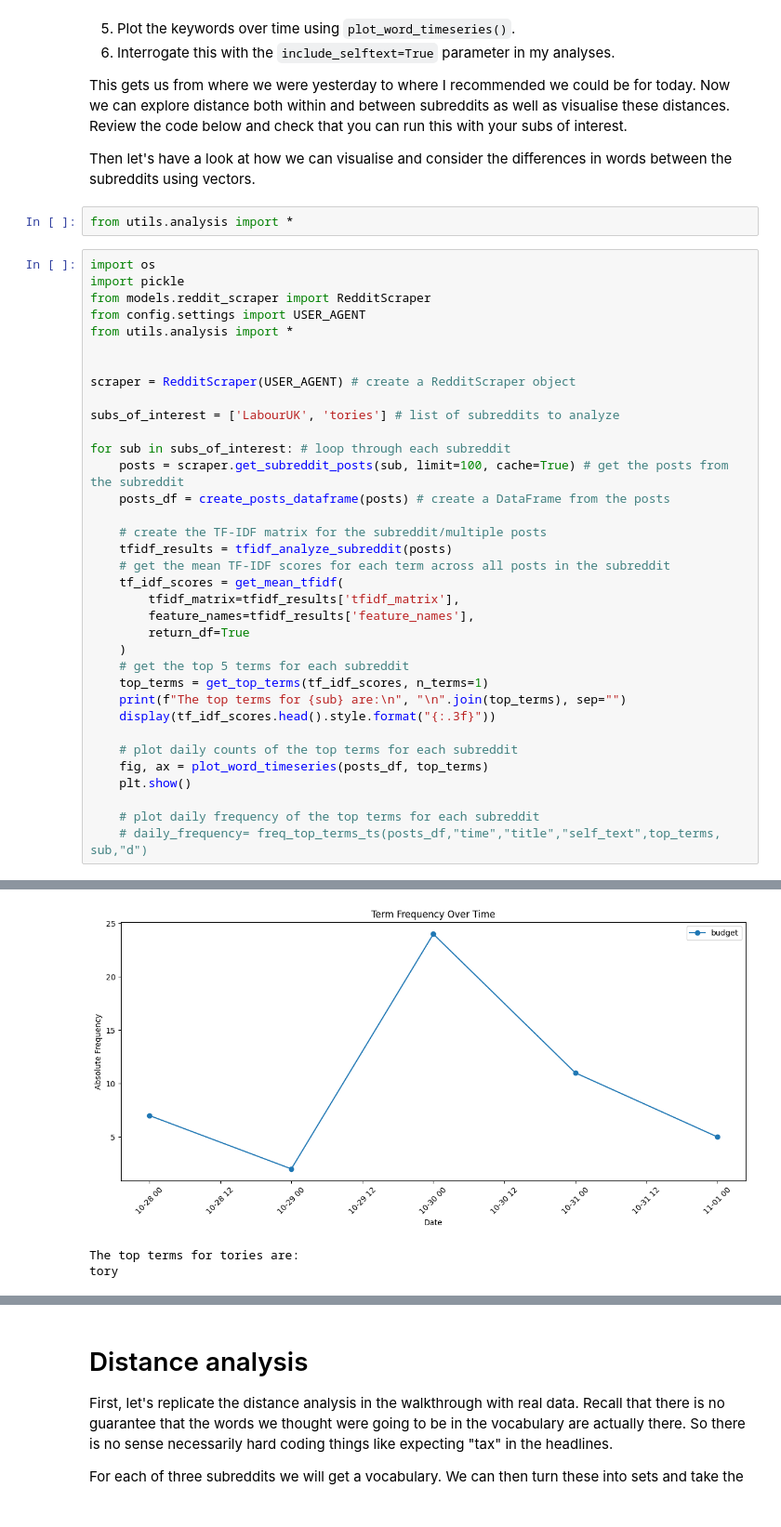
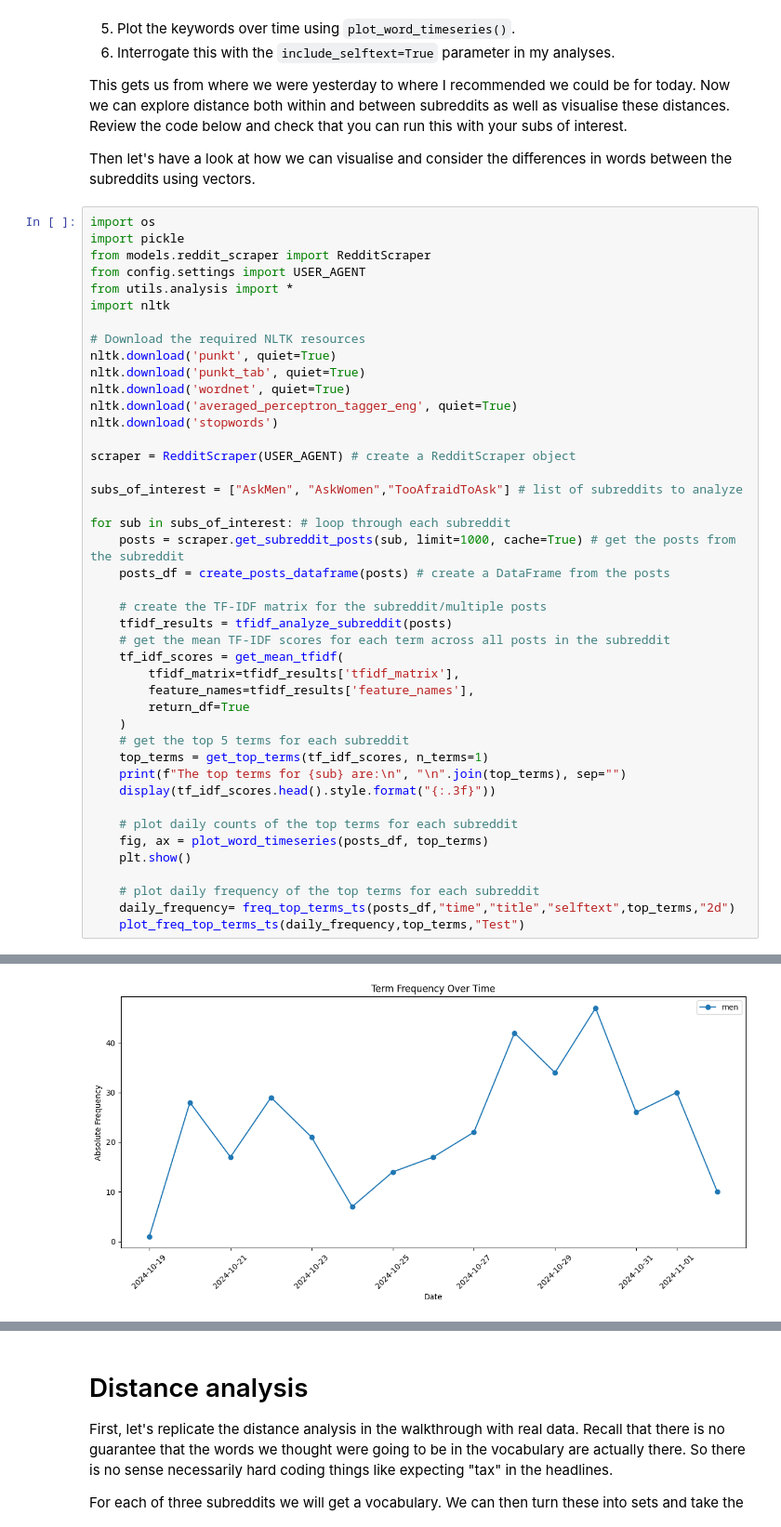
Before and after one commit to berniehogan/oii-fsds-textanalysis, a Jupyter notebook: week3day3_lab.ipynb, the cells around one changed output, grey strips where cells are left out. Shown at 93% size. Drawn from its saved outputs; the diff is of its cells as text.

```diff
--- a/week3day3_lab.ipynb
+++ b/week3day3_lab.ipynb
@@ -38,22 +38,27 @@ Below see how I go through the workflow steps for this project:
 This gets us from where we were yesterday to where I recommended we could be for today. Now we can explore distance both within and between subreddits as well as visualise these distances. Review the code below and check that you can run this with your subs of interest.
 
 Then let's have a look at how we can visualise and consider the differences in words between the subreddits using vectors.
-# %%
-from utils.analysis import *
 # %%
 import os
 import pickle
 from models.reddit_scraper import RedditScraper
 from config.settings import USER_AGENT
 from utils.analysis import *
+import nltk
 
+# Download the required NLTK resources
+nltk.download('punkt', quiet=True)
+nltk.download('punkt_tab', quiet=True)
+nltk.download('wordnet', quiet=True)
+nltk.download('averaged_perceptron_tagger_eng', quiet=True)
+nltk.download('stopwords')
 
 scraper = RedditScraper(USER_AGENT) # create a RedditScraper object
 
-subs_of_interest = ['LabourUK', 'tories'] # list of subreddits to analyze
+subs_of_interest = ["AskMen", "AskWomen","TooAfraidToAsk"] # list of subreddits to analyze
 
 for sub in subs_of_interest: # loop through each subreddit
-    posts = scraper.get_subreddit_posts(sub, limit=100, cache=True) # get the posts from the subreddit
+    posts = scraper.get_subreddit_posts(sub, limit=1000, cache=True) # get the posts from the subreddit
     posts_df = create_posts_dataframe(posts) # create a DataFrame from the posts
 
     # create the TF-IDF matrix for the subreddit/multiple posts
@@ -74,5 +79,6 @@ for sub in subs_of_interest: # loop through each subreddit
     plt.show()
 
     # plot daily frequency of the top terms for each subreddit
-    # daily_frequency= freq_top_terms_ts(posts_df,"time","title","self_text",top_terms, sub,"d")
+    daily_frequency= freq_top_terms_ts(posts_df,"time","title","selftext",top_terms,"2d")
+    plot_freq_top_terms_ts(daily_frequency,top_terms,"Test")
 # %% [output]
@@ -88,3 +97 @@ budget
-[figure, old version]
+[figure, new version]
-The top terms for tories are:
-tory
```
Also changed, not shown: parts of 6 cells of this notebook.
